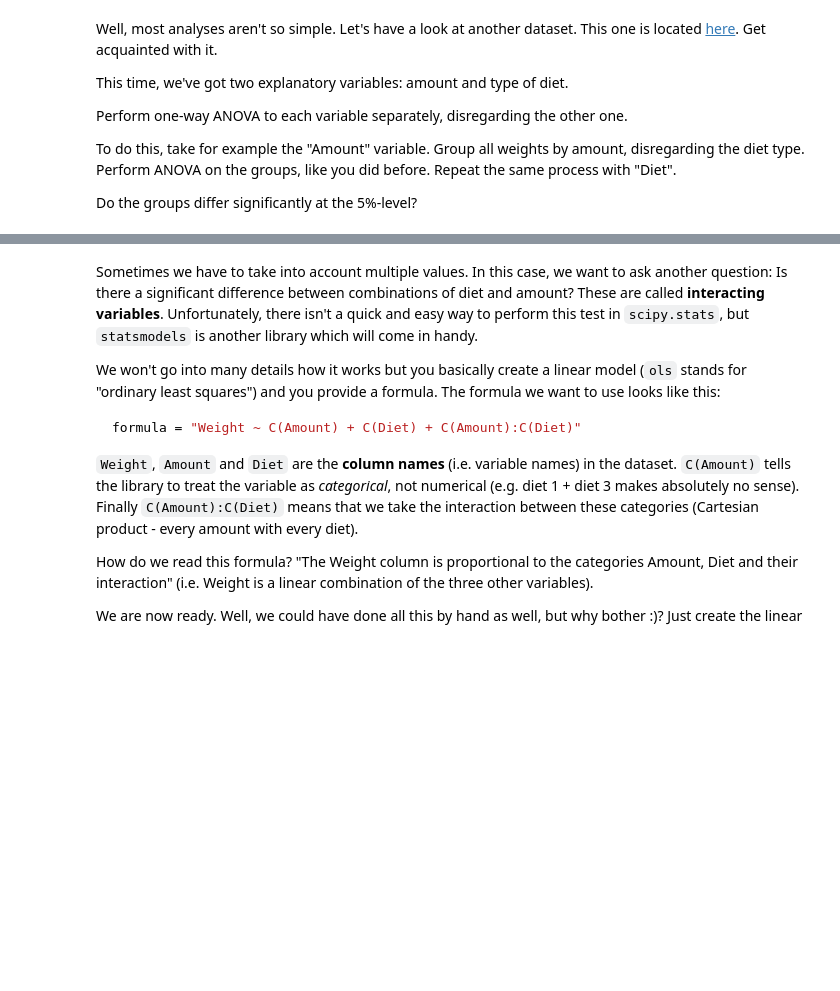
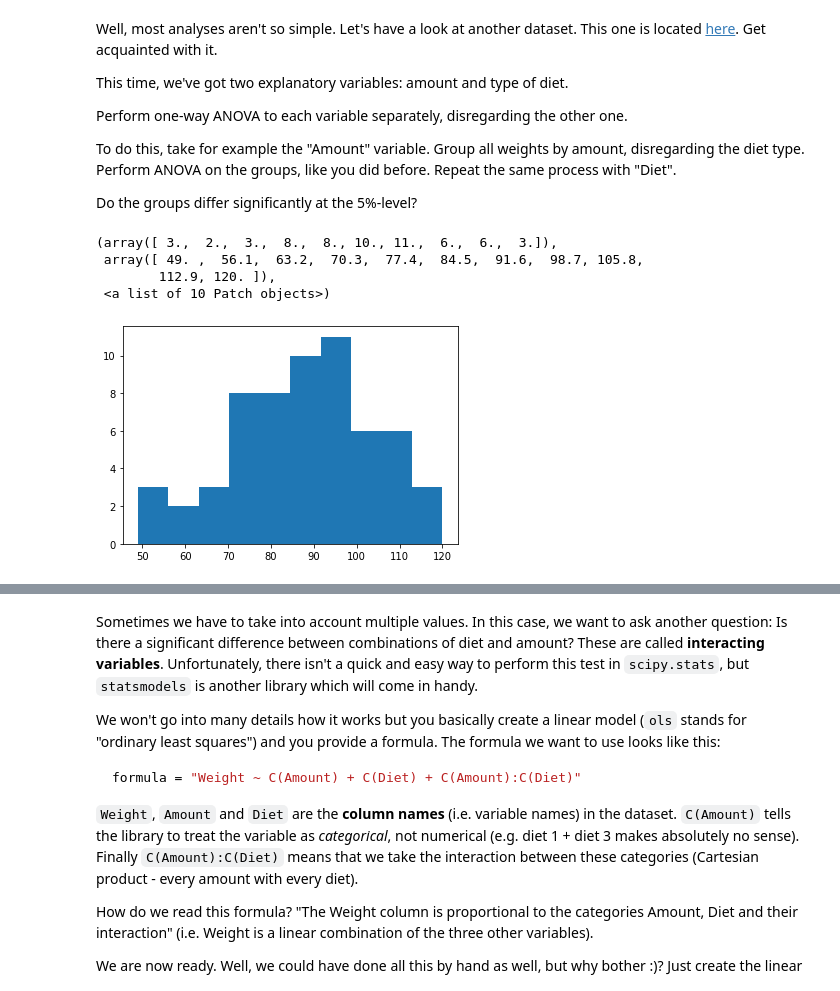
Before and after one commit to LuGeorgiev/Python-SoftUni, a Jupyter notebook: MathConceptsForDevelopers/12.HypotesisExcercise/Hypothesis Testing Exercise.ipynb, the cells around one changed output, grey strips where cells are left out. Drawn from its saved outputs; the diff is of its cells as text; code cells hidden in the pictures; blank space fills up the shorter version.

```diff
--- a/MathConceptsForDevelopers/12.HypotesisExcercise/Hypothesis Testing Exercise.ipynb
+++ b/MathConceptsForDevelopers/12.HypotesisExcercise/Hypothesis Testing Exercise.ipynb
@@ -141,0 +262,12 @@ Do the groups differ significantly at the 5%-level?
+# %%
+diet_data = pd.read_fwf("https://www.itl.nist.gov/div898/education/anova/ratfeed.dat", skiprows = 25, header = None)
+# %%
+diet_data.columns = ["weight", "amount", "diet"]
+# %%
+plt.hist(diet_data["weight"])
+# %% [output]
+(array([ 3.,  2.,  3.,  8.,  8., 10., 11.,  6.,  6.,  3.]),
+ array([ 49. ,  56.1,  63.2,  70.3,  77.4,  84.5,  91.6,  98.7, 105.8,
+        112.9, 120. ]),
+ <a list of 10 Patch objects>)
+[figure, added]
```
Also changed, not shown: parts of 41 cells of this notebook.
